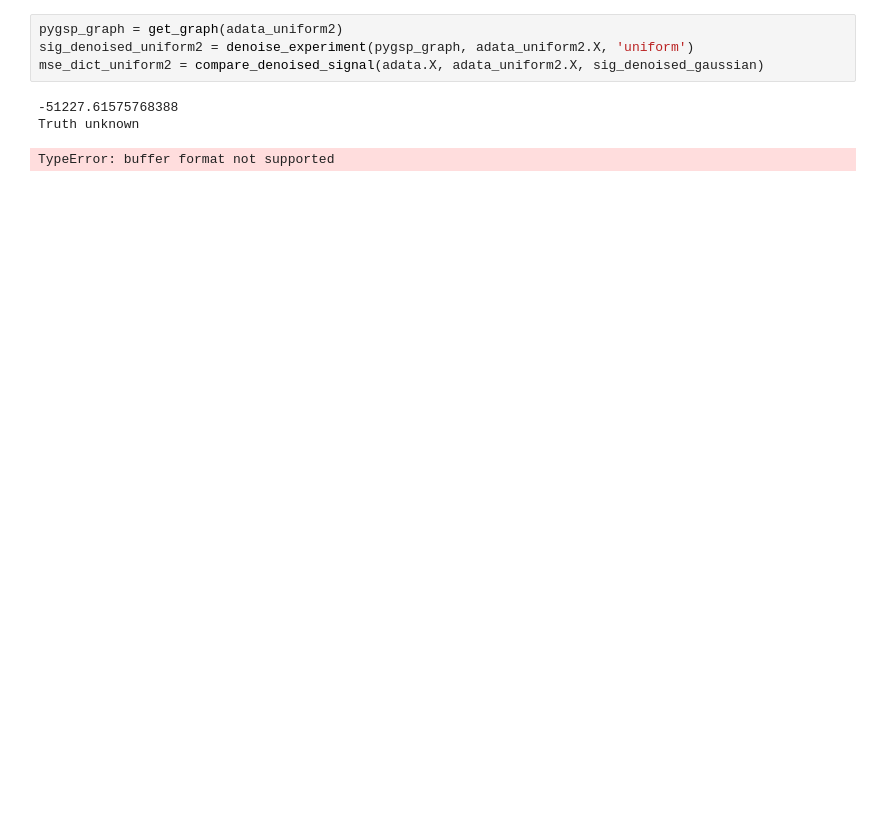
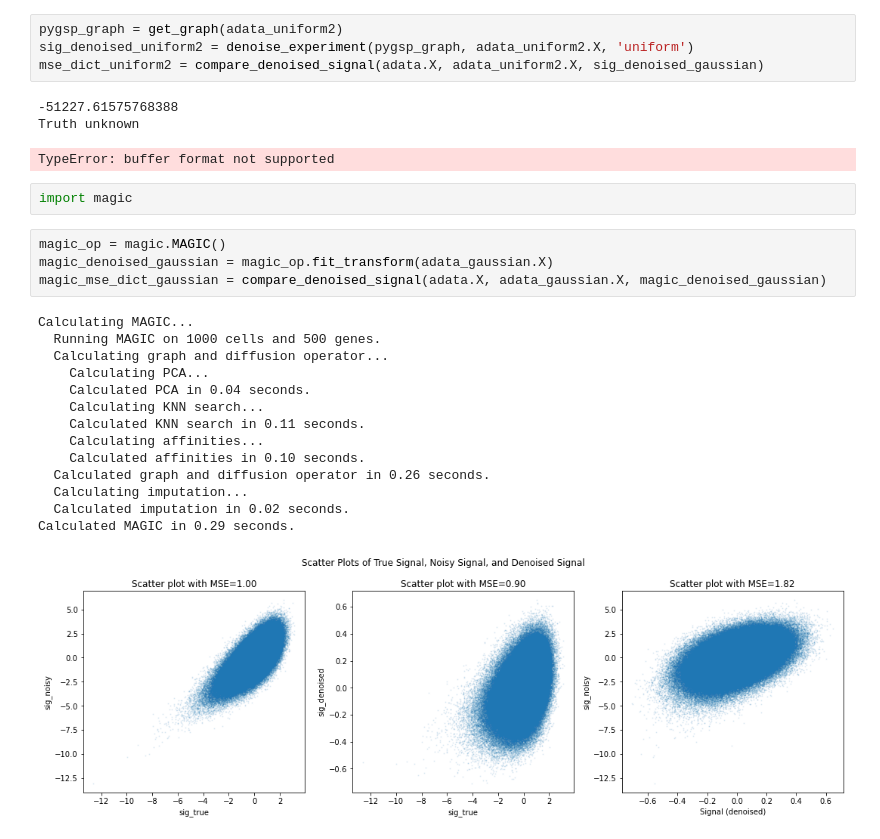
Before and after one commit to samjleone/Spectral-Denoising, a Jupyter notebook: experiment_blob_graph.ipynb, the cells around one changed output. Drawn from its saved outputs; the diff is of its cells as text; blank space fills up the shorter version.

Commit message:
add magic

```diff
--- a/experiment_blob_graph.ipynb
+++ b/experiment_blob_graph.ipynb
@@ -68,3 +64,24 @@ mse_dict_uniform2 = compare_denoised_signal(adata.X, adata_uniform2.X, sig_denoi
 -51227.61575768388
 Truth unknown
 TypeError: buffer format not supported
+# %%
+import magic
+# %%
+magic_op = magic.MAGIC()
+magic_denoised_gaussian = magic_op.fit_transform(adata_gaussian.X)
+magic_mse_dict_gaussian = compare_denoised_signal(adata.X, adata_gaussian.X, magic_denoised_gaussian)
+# %% [output]
+Calculating MAGIC...
+  Running MAGIC on 1000 cells and 500 genes.
+  Calculating graph and diffusion operator...
+    Calculating PCA...
+    Calculated PCA in 0.04 seconds.
+    Calculating KNN search...
+    Calculated KNN search in 0.11 seconds.
+    Calculating affinities...
+    Calculated affinities in 0.10 seconds.
+  Calculated graph and diffusion operator in 0.26 seconds.
+  Calculating imputation...
+  Calculated imputation in 0.02 seconds.
+Calculated MAGIC in 0.29 seconds.
+[figure, added]
```
Also changed, not shown: parts of 13 cells of this notebook.
